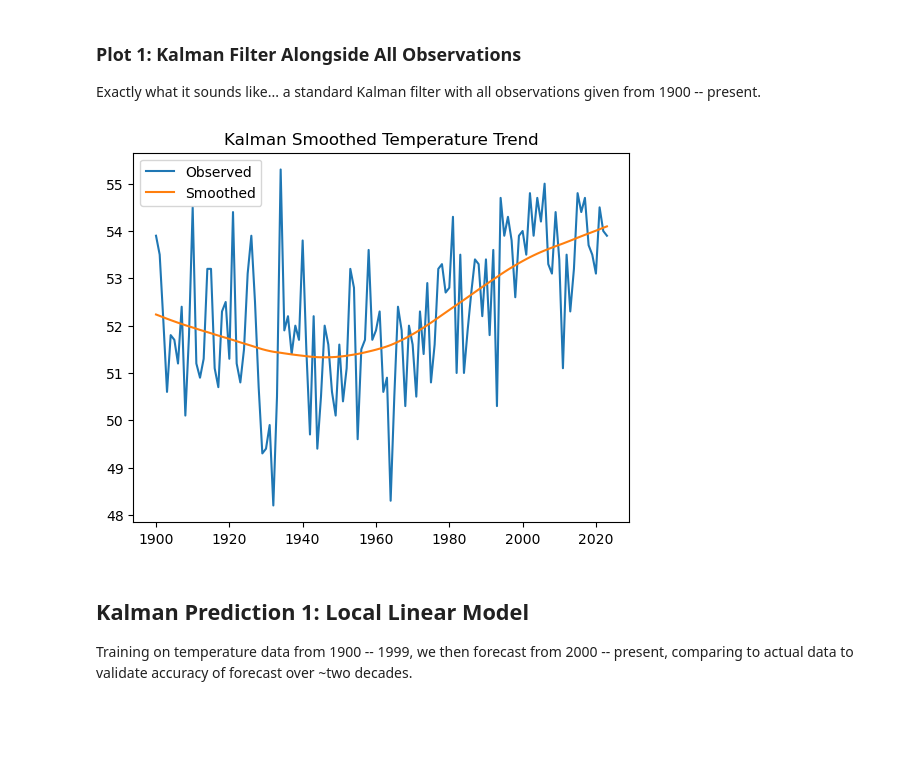
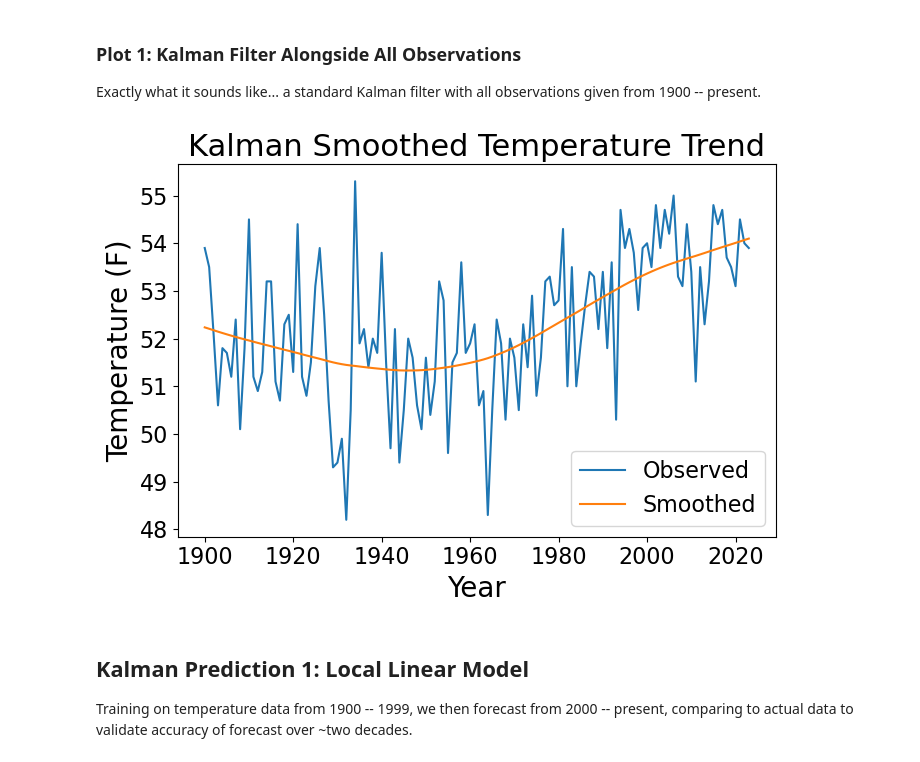
Before and after one commit to EthanPrimes/modeling_climate_change, a Jupyter notebook: Kalman_Filter_2.ipynb, the cells around one changed output. Drawn from its saved outputs; the diff is of its cells as text; code cells hidden in the pictures; blank space fills up the shorter version.

```diff
--- a/Kalman_Filter_2.ipynb
+++ b/Kalman_Filter_2.ipynb
@@ -139,13 +139,22 @@ forecast = result.get_forecast(steps=10)
 
 Exactly what it sounds like... a standard Kalman filter with all observations given from 1900 -- present.
 # %%
-plt.plot(y.index, y.values, label='Observed')
-plt.plot(y.index, smoothed_level, label='Smoothed')
-plt.legend()
-plt.title('Kalman Smoothed Temperature Trend')
+fig, ax = plt.subplots(figsize=(7, 5))
+
+ax.plot(y.index, y.values, label='Observed')
+ax.plot(y.index, smoothed_level, label='Smoothed')
+
+ax.set_title('Kalman Smoothed Temperature Trend', fontsize=22)
+ax.set_xlabel('Year', fontsize=20)
+ax.set_ylabel('Temperature (F)', fontsize=20)
+
+ax.tick_params(axis='both', labelsize=16)
+ax.legend(fontsize=16)
+
+plt.tight_layout()
 plt.show()
 # %% [output]
-[figure, old version]
+[figure, new version]
 # %% [markdown]
 ## Kalman Prediction 1:  Local Linear Model
 
```
Also changed, not shown: parts of 2 cells of this notebook, 1 other file.
